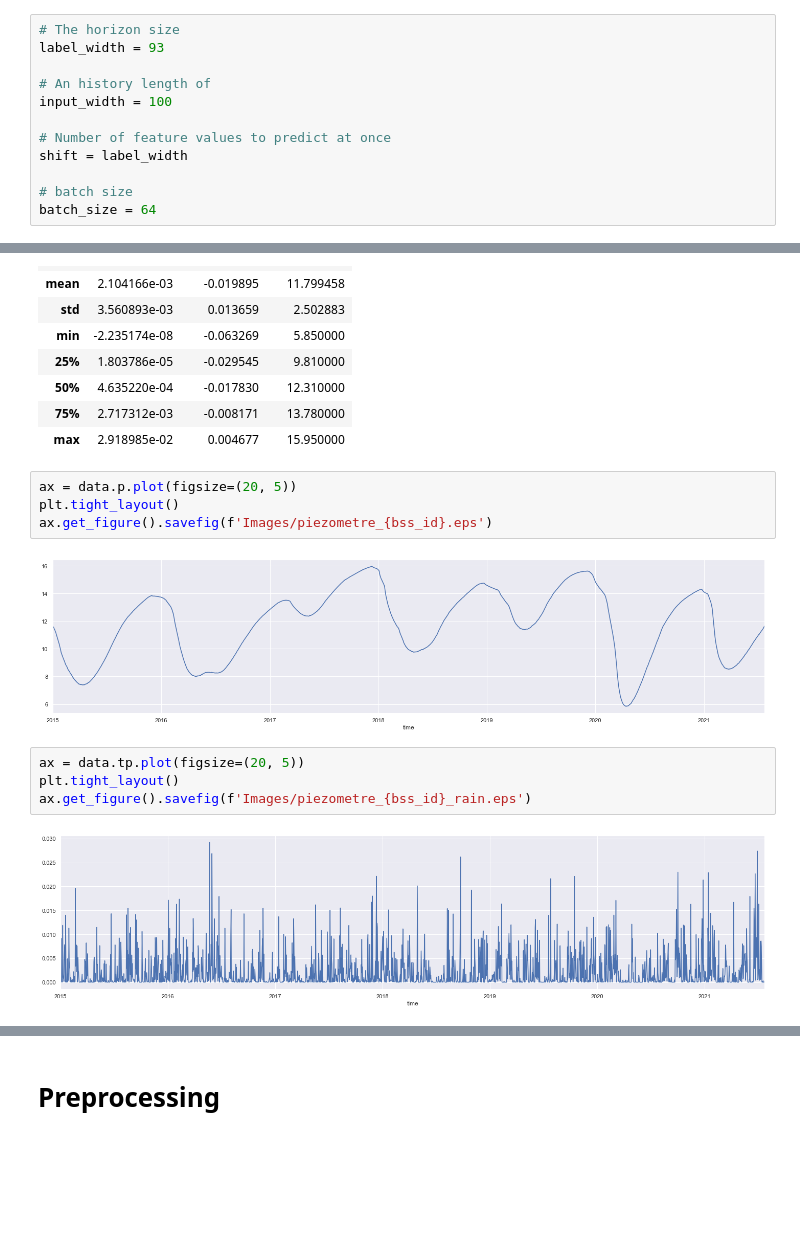
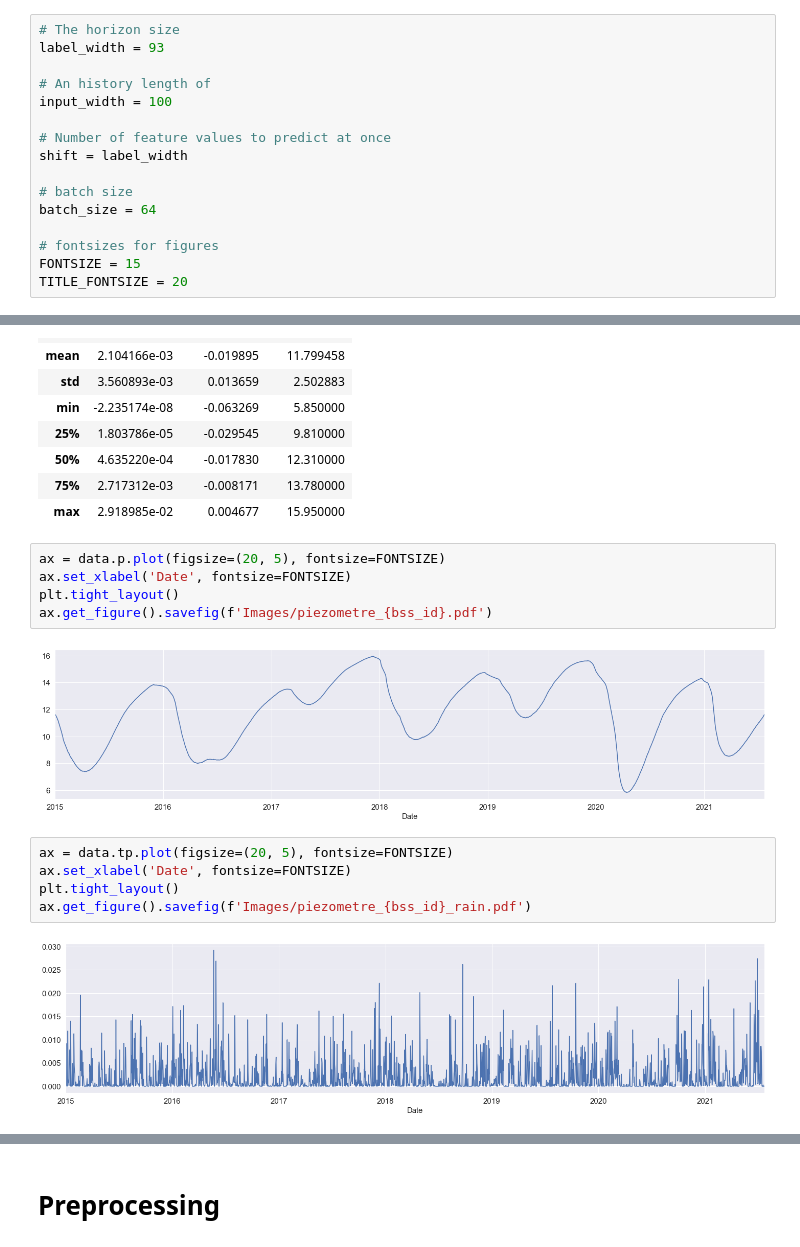
Before and after one commit to frankl1/piezoforecast, a Jupyter notebook: portfolio_experiments/defi1-final.ipynb, the cells around one changed output, grey strips where cells are left out. Saved outputs shown, nothing was run; the diff lists cells and outputs as text; blank space fills up the shorter version.

```diff
--- a/portfolio_experiments/defi1-final.ipynb
+++ b/portfolio_experiments/defi1-final.ipynb
@@ -29,6 +29,10 @@ shift = label_width
 
 # batch size
 batch_size = 64
+
+# fontsizes for figures
+FONTSIZE = 15
+TITLE_FONTSIZE = 20
 # %%
 sources = pd.read_csv('../data_collection/dataset_stations.csv', delimiter=',', index_col=0)
 sources.head()
@@ -114,15 +118,17 @@ data.describe()
 | 75% | 2.717312e-03 | -0.008171 | 13.780000 |
 | max | 2.918985e-02 | 0.004677 | 15.950000 |
 # %%
-ax = data.p.plot(figsize=(20, 5))
+ax = data.p.plot(figsize=(20, 5), fontsize=FONTSIZE)
+ax.set_xlabel('Date', fontsize=FONTSIZE)
 plt.tight_layout()
-ax.get_figure().savefig(f'Images/piezometre_{bss_id}.eps')
+ax.get_figure().savefig(f'Images/piezometre_{bss_id}.pdf')
 # %% [output]
-[figure, old version]
+[figure, new version]
 # %%
-ax = data.tp.plot(figsize=(20, 5))
+ax = data.tp.plot(figsize=(20, 5), fontsize=FONTSIZE)
+ax.set_xlabel('Date', fontsize=FONTSIZE)
 plt.tight_layout()
-ax.get_figure().savefig(f'Images/piezometre_{bss_id}_rain.eps')
+ax.get_figure().savefig(f'Images/piezometre_{bss_id}_rain.pdf')
 # %% [output]
-[figure, old version]
+[figure, new version]
 # %%
```
Also changed, not shown: parts of 3 cells of this notebook, 32 other files.
